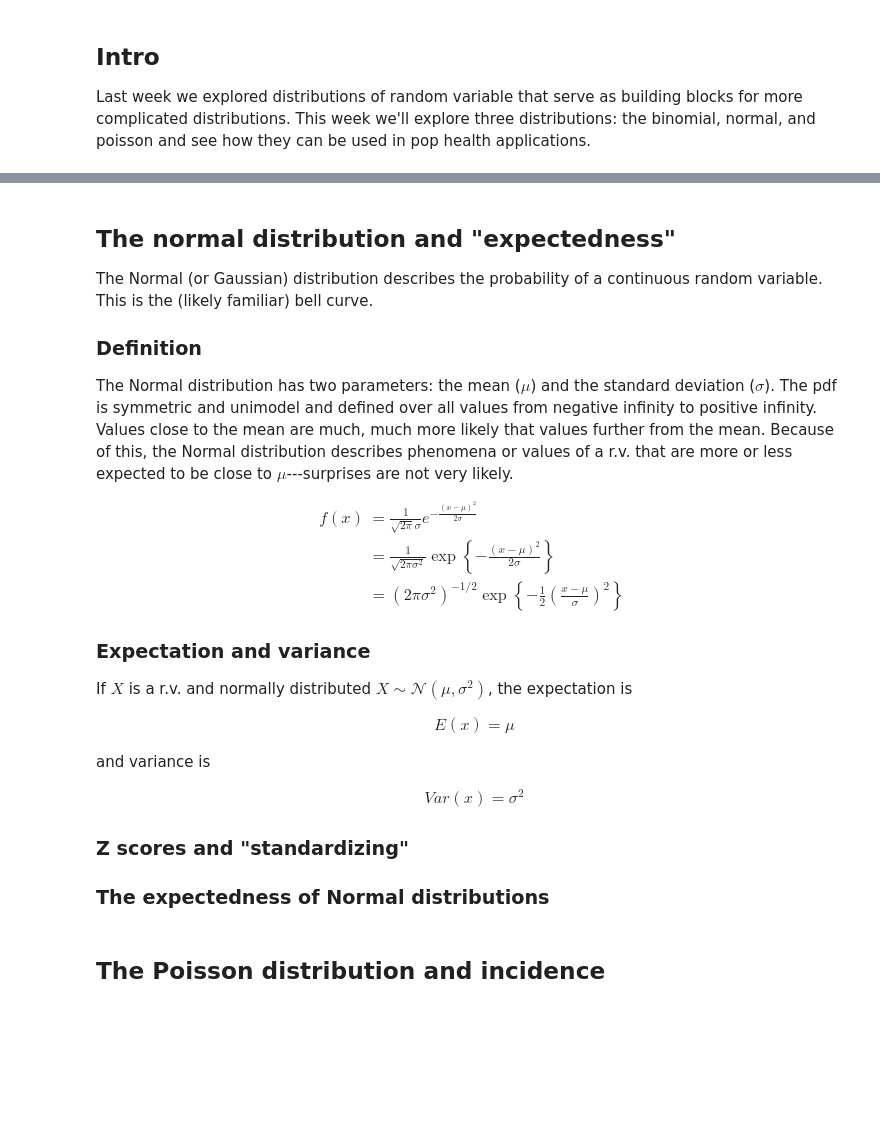
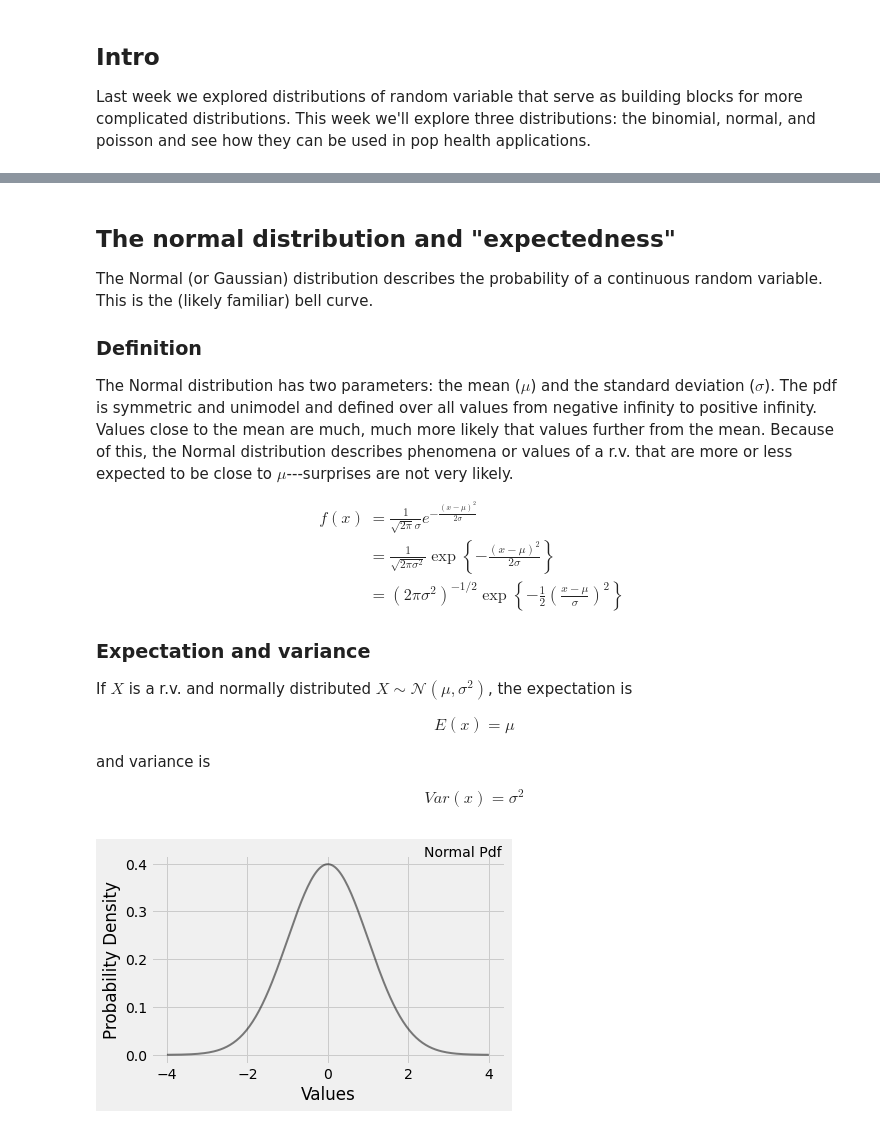
Before and after one commit to computationalUncertaintyLab/2020F_PHDSI, a Jupyter notebook: c6/Class15-17.ipynb, the cells around one changed output, grey strips where cells are left out. Cells and saved outputs as stored; diff of their text form; code cells hidden in the pictures; blank space fills up the shorter version.

```diff
--- a/c6/Class15-17.ipynb
+++ b/c6/Class15-17.ipynb
@@ -230,10 +274,23 @@ and variance is
 \begin{align}
     Var(x) = \sigma^{2}
 \end{align}
-
-### Z scores and "standardizing"
-
-
-### The expectedness of Normal distributions
-# %% [markdown]
-## The Poisson distribution and incidence
+# %%
+from scipy import stats
+
+Pdf = stats.norm(0,1).pdf # first number is  mean and seoncd number is std dev
+domain = np.linspace(-4,4,200) # 200 points linearly spaced between -3 and 3
+
+plt.style.use("fivethirtyeight")
+fig,ax = plt.subplots()
+
+ax.plot(domain,Pdf(domain) ,'k-',lw=2,alpha=0.5)
+
+ax.set_xlabel("Values")
+ax.set_ylabel("Probability Density")
+
+ax.text(0.99,0.99,"Normal Pdf",fontsize=14,transform=ax.transAxes,ha='right')
+
+fig.set_tight_layout(True)
+plt.show()
+# %% [output]
+[figure, added]
```
Also changed, not shown: parts of 6 cells of this notebook.
